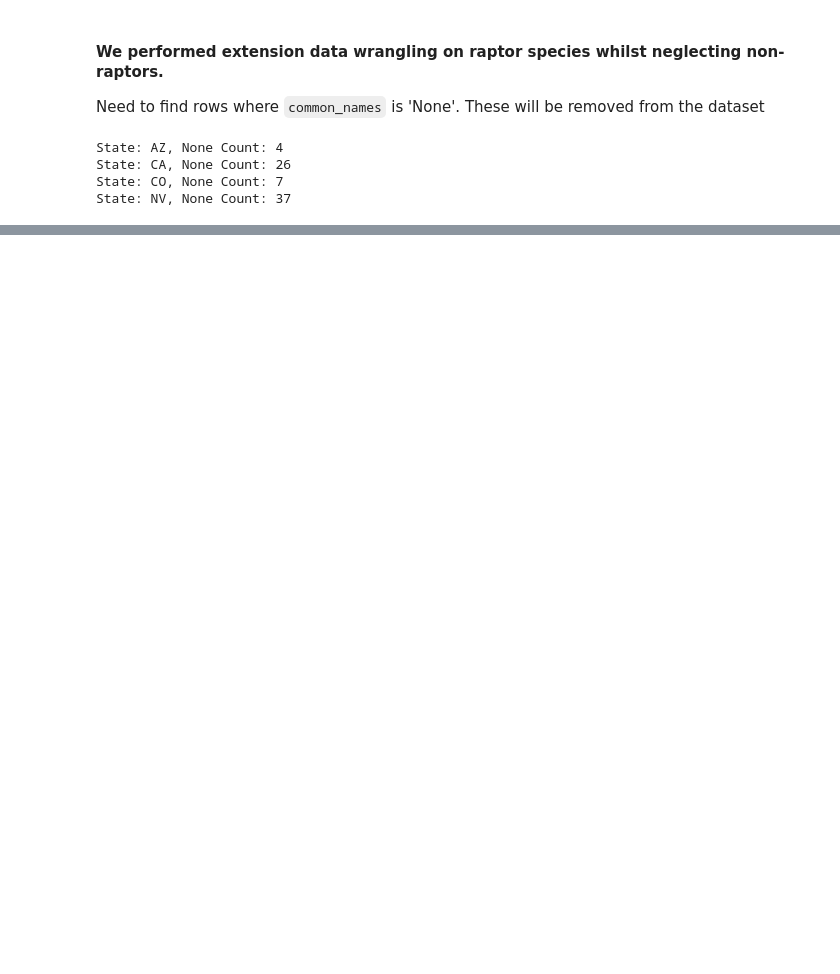
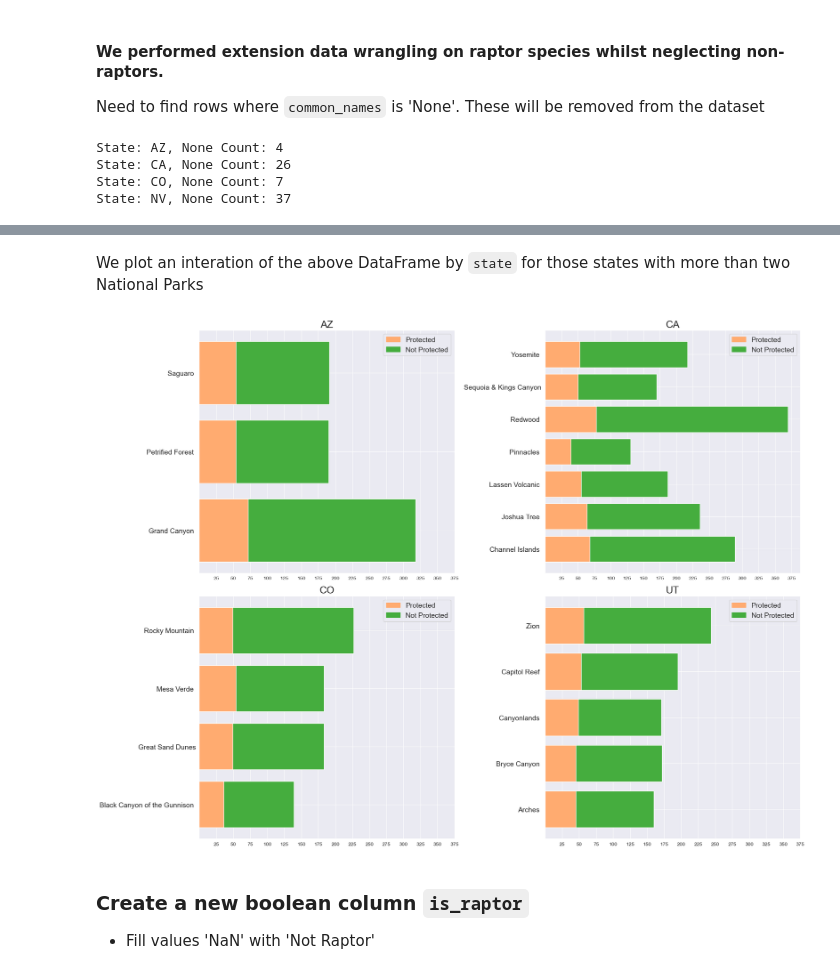
Before and after one commit to pineapple-bois/Biodiversity-In-National-Parks-Real-World, a Jupyter notebook: analysis.ipynb, the cells around one changed output, grey strips where cells are left out. Drawn from its saved outputs; the diff is of its cells as text; code cells hidden in the pictures; blank space fills up the shorter version.

Commit message:
New plots first draft

```diff
--- a/analysis.ipynb
+++ b/analysis.ipynb
@@ -266,0 +240,20 @@ parks_pro_counts
+# %%
+parks_pro_counts = sw_birds_df.groupby(['state', 'park_name', 'is_protected'])\
+                    .common_names.nunique()\
+                    .reset_index()\
+                    .pivot(columns='is_protected',
+                            index=['state', 'park_name'],
+                            values='common_names')\
+                            .reset_index()
+parks_pro_counts.columns = ['state', 'park_name', 'not_protected', 'protected']
+
+percentage = round(parks_pro_counts.protected / (parks_pro_counts.protected + parks_pro_counts.not_protected) * 100, 2)
+parks_pro_counts['%age_protected'] = percentage
+
+# Split 'park_name' in this dataframe to remove 'National Park'
+parks_pro_counts['park_name'] = parks_pro_counts['park_name'].apply(lambda x: x[:-13] if x.endswith(" National Park") else x)
+# lambda function doesn't apply to indices [8] or [11] so,
+parks_pro_counts.at[8, 'park_name'] = 'Sequoia & Kings Canyon'
+parks_pro_counts.at[11, 'park_name'] = 'Great Sand Dunes'
+
+parks_pro_counts
@@ -267,3 +278,36 @@ parks_pro_counts
+# %% [markdown]
+We plot an interation of the above DataFrame by `state` for those states with more than two National Parks
+# %%
+# Plotting only states with more than 2 National Parks.
+# Defining a new states_list with above criteria
+colours = {'Protected': '#FFAB70', 'Not Protected': '#45AD3E'}
+handles = [mpatches.Patch(color=colour, label=label) for label, colour in colours.items()]
+states_list_short = ['AZ', 'CA', 'CO', 'UT']
+standard_width = 0.5
+
+protected = {}
+for state in states_list_short:
+    protected[state] = pd.DataFrame(parks_pro_counts[parks_pro_counts['state'] == state])
+
+plt.figure(figsize=(20,15))
+for i, state in enumerate(states_list_short):
+    data = protected[state]
+    plt.subplot(2,2,(i+1))
+    plt.title(state, fontsize=20)
+    plt.barh(y=data.park_name, width=data.not_protected, color='#45AD3E')
+    plt.barh(y=data.park_name, width=data.protected, color='#FFAB70')
+    plt.yticks(rotation=0, fontsize=14)
+    plt.xticks(np.arange(25,400,25))
+    plt.legend(handles=handles, fontsize=14)
+    plt.grid(True)
+
+plt.tight_layout()
+plt.show()
+# %% [output]
+[figure, added]
+# %% [markdown]
+### Create a new boolean column `is_raptor`
+- Fill values 'NaN' with 'Not Raptor'
 # %%
 sw_birds_df['raptor'].fillna('Not Raptor', inplace=True)
 # %%
```
Also changed, not shown: parts of 6 cells of this notebook.
